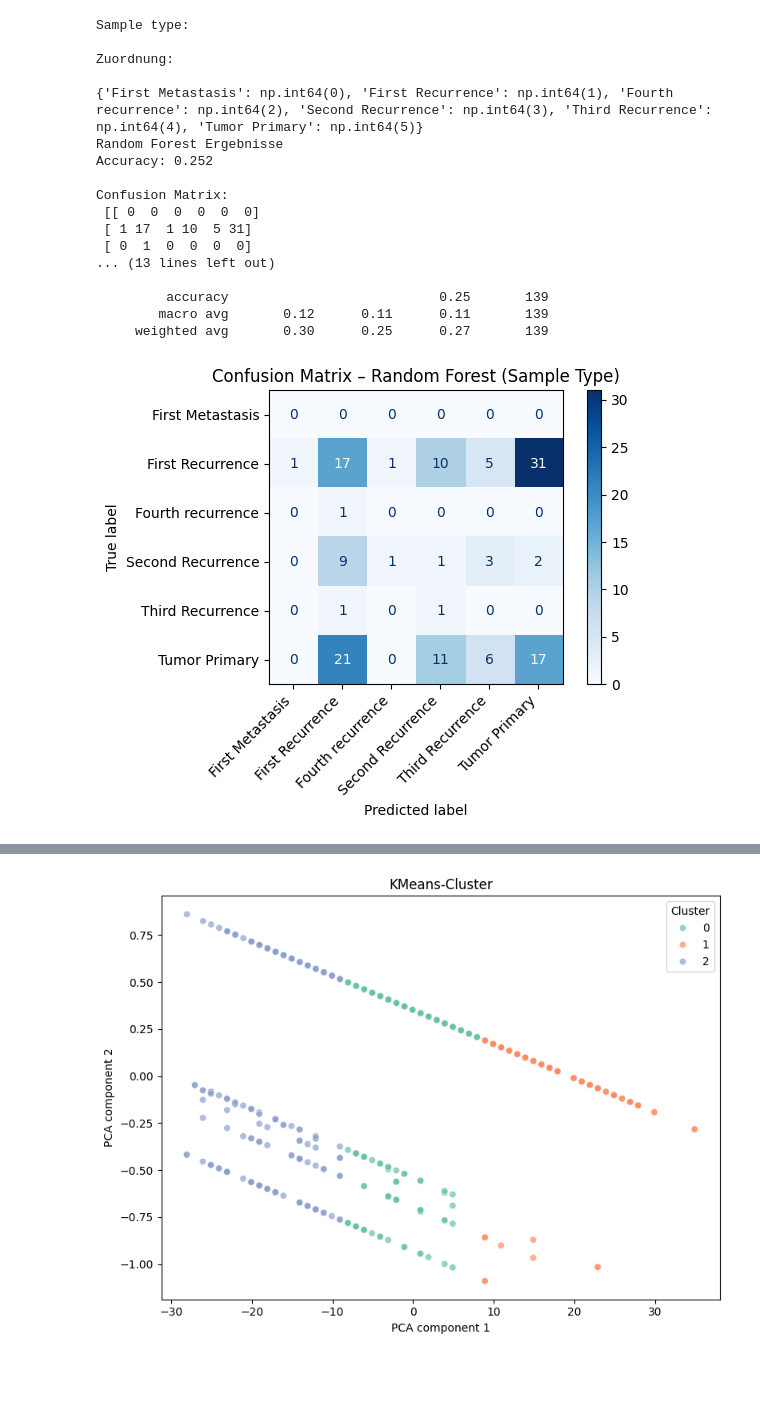
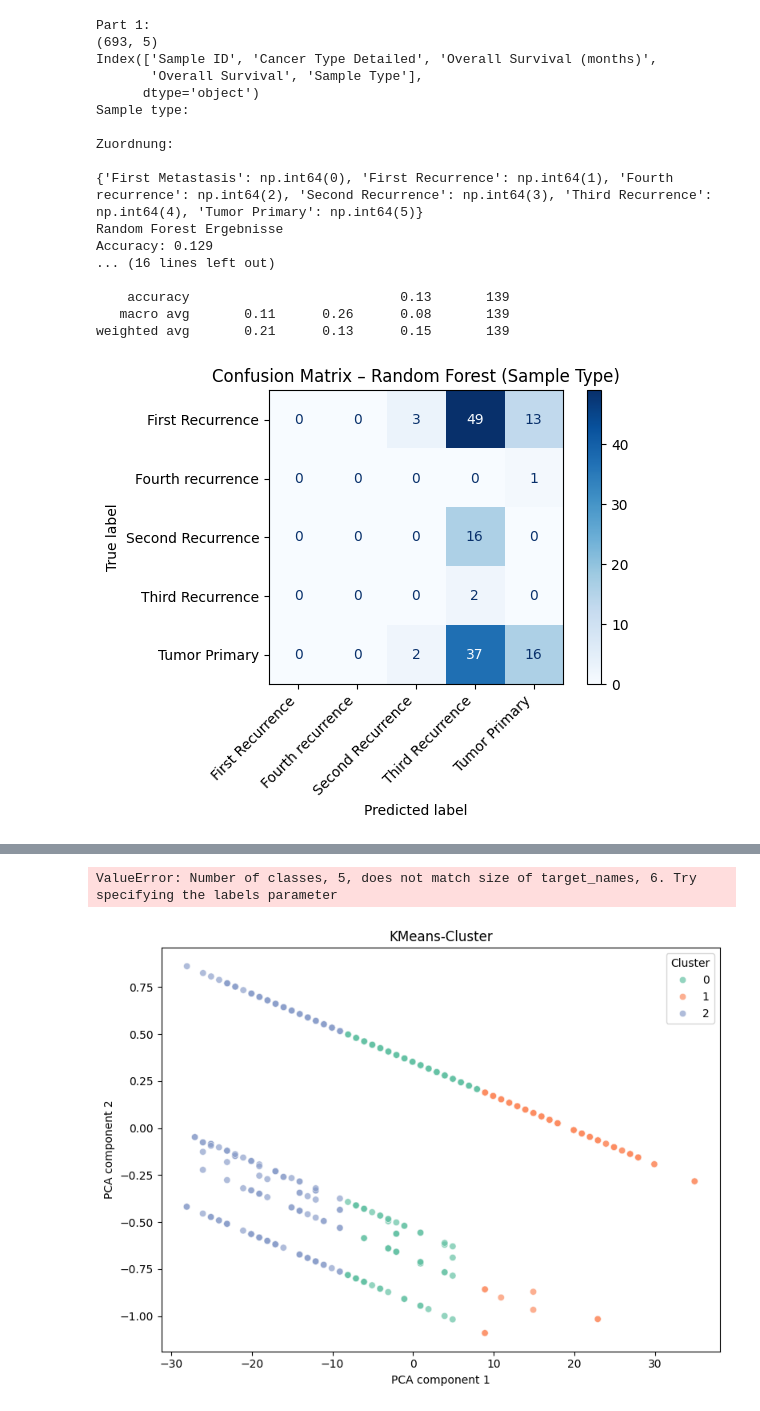
Before and after one commit to c2904/Cancer-Classification-with-XAI-Vis, a Jupyter notebook: data.ipynb, the cells around one changed output, grey strips where cells are left out. Drawn from its saved outputs; the diff is of its cells as text; code cells hidden in the pictures; blank space fills up the shorter version.

Commit message:
classification mit data_reduced

```diff
--- a/data.ipynb
+++ b/data.ipynb
@@ -36,13 +36,23 @@ from sklearn.preprocessing import LabelEncoder
 
 
 
-clinical_data = pd.read_csv("hcai_data-main/difg_glass_clinical_data.tsv", sep="\t")
+clinical_data = pd.read_csv("hcai_data-main/difg_glass_clinical_data_reduced.tsv.txt", sep="\t")
+
+
+print("Part 1:")
+print(clinical_data.shape)
+print(clinical_data.columns[:10])  # zeigt nur die ersten 10 Spalten
+
+
 ##### auf sample type klassifizieren
 print("Sample type: \n")
 #print(clinical_data["Sample Type"])
 clinical_data = clinical_data.dropna(subset=["Sample Type"]) #leere werte dropen
+#survival columns dropen
+clinical_data= clinical_data.drop("Overall Survival", axis='columns')
+clinical_data= clinical_data.drop("Overall Survival (months)", axis='columns')
 #print(clinical_data)
-#labels: Tumor Primary, First Recurrence, Second Recurrence, Third Recurrence, Fourth recurrence
+#labels: First Metastasis, Tumor Primary, First Recurrence, Second Recurrence, Third Recurrence, Fourth recurrence
 
 # extract data from overal survival
 '''def extract_survival_class(val):
@@ -55,18 +65,19 @@ clinical_data["Survival_Class"] = clinical_data["Overall Survival"].apply(extrac
 '''
 #
 cols = [
-    "Sample Type", "Age","Cancer Type", "Cancer Type Detailed"
+    "Sample Type",
+    "Cancer Type Detailed"
 ]
 df = clinical_data[cols].copy()
 
 # handle nan values
-df["Age"] = df["Age"].fillna(df["Age"].median())
+#df["Age"] = df["Age"].fillna(df["Age"].median())
 #df["Radiation Dose"] = df["Radiation Dose"].fillna(0)
 
 
 df_encoded = pd.get_dummies(df,
     columns=[
-             "Cancer Type", "Cancer Type Detailed"],
+              "Cancer Type Detailed"],
     drop_first=True
 )
 
@@ -85,48 +96,68 @@ model = RandomForestClassifier(class_weight="balanced",random_state=42)
 model.fit(X_train, y_train)
 y_pred = model.predict(X_test)
 
+
 print("Random Forest Ergebnisse")
 print("Accuracy:", round(accuracy_score(y_test, y_pred), 3))
 print("\nConfusion Matrix:\n", confusion_matrix(y_test, y_pred))
-print("\nClassification Report:\n", classification_report(y_test, y_pred, target_names=encoder.classes_))
+#print("\nClassification Report:\n", classification_report(y_test, y_pred, target_names=encoder.classes_))
+print("\nClassification Report:\n", classification_report(y_test, y_pred))
 
-ConfusionMatrixDisplay.from_estimator(model, X_test, y_test, display_labels=encoder.classes_, cmap='Blues')
+
+#ConfusionMatrixDisplay.from_estimator(model, X_test, y_test, display_labels=encoder.classes_, cmap='Blues')
+from sklearn.utils.multiclass import unique_labels
+labels = unique_labels(y_test, y_pred)
+class_names = encoder.inverse_transform(labels)
+
+ConfusionMatrixDisplay.from_predictions(
+    y_test, y_pred,
+    display_labels=class_names,
+    cmap='Blues'
+)
 plt.title("Confusion Matrix – Random Forest (Sample Type)")
 plt.xticks(rotation=45, ha='right')
 plt.tight_layout()
 plt.show()
 
 
 log_model = LogisticRegression(max_iter=1000, class_weight="balanced", random_state=42)
 log_model.fit(X_train, y_train)
 y_pred_log = log_model.predict(X_test)
 print("Logistic Regression Ergebnisse")
 print("Accuracy:", round(accuracy_score(y_test, y_pred_log), 3))
 print("\nConfusion Matrix:\n", confusion_matrix(y_test, y_pred_log))
-print("\nClassification Report:\n", classification_report(y_test, y_pred_log, target_names=encoder.classes_))
+#print("\nClassification Report:\n", classification_report(y_test, y_pred_log, target_names=encoder.classes_))
 
-ConfusionMatrixDisplay.from_estimator(log_model, X_test, y_test, display_labels=encoder.classes_, cmap='Oranges')
+#ConfusionMatrixDisplay.from_estimator(log_model, X_test, y_test, display_labels=encoder.classes_, cmap='Oranges')
+labels_log = unique_labels(y_test, y_pred_log)
+class_names_log = encoder.inverse_transform(labels_log)
+
+ConfusionMatrixDisplay.from_predictions(
+    y_test, y_pred_log,
+    display_labels=class_names_log,
+    cmap='Oranges'
+)
 plt.title("Confusion Matrix – Logistic Regression (Sample Type)")
 plt.xticks(rotation=45, ha='right')
 plt.tight_layout()
 plt.show()
 # %% [output]
+Part 1:
+(693, 5)
+Index(['Sample ID', 'Cancer Type Detailed', 'Overall Survival (months)',
+       'Overall Survival', 'Sample Type'],
+      dtype='object')
 Sample type:
 
 Zuordnung:
 
 {'First Metastasis': np.int64(0), 'First Recurrence': np.int64(1), 'Fourth recurrence': np.int64(2), 'Second Recurrence': np.int64(3), 'Third Recurrence': np.int64(4), 'Tumor Primary': np.int64(5)}
 Random Forest Ergebnisse
-Accuracy: 0.252
+Accuracy: 0.129
+... (16 lines left out)
 
-Confusion Matrix:
- [[ 0  0  0  0  0  0]
- [ 1 17  1 10  5 31]
- [ 0  1  0  0  0  0]
-... (13 lines left out)
-
-         accuracy                           0.25       139
-        macro avg       0.12      0.11      0.11       139
-     weighted avg       0.30      0.25      0.27       139
+    accuracy                           0.13       139
+   macro avg       0.11      0.26      0.08       139
+weighted avg       0.21      0.13      0.15       139
-[figure, old version]
+[figure, new version]
 Logistic Regression Ergebnisse
@@ -150,3 +172,4 @@ Classification Report:
+ValueError: Number of classes, 5, does not match size of target_names, 6. Try specifying the labels parameter
 # %%
 
 #y = df_encoded["Sample Type"] #target
```
Also changed, not shown: parts of 2 cells of this notebook.
